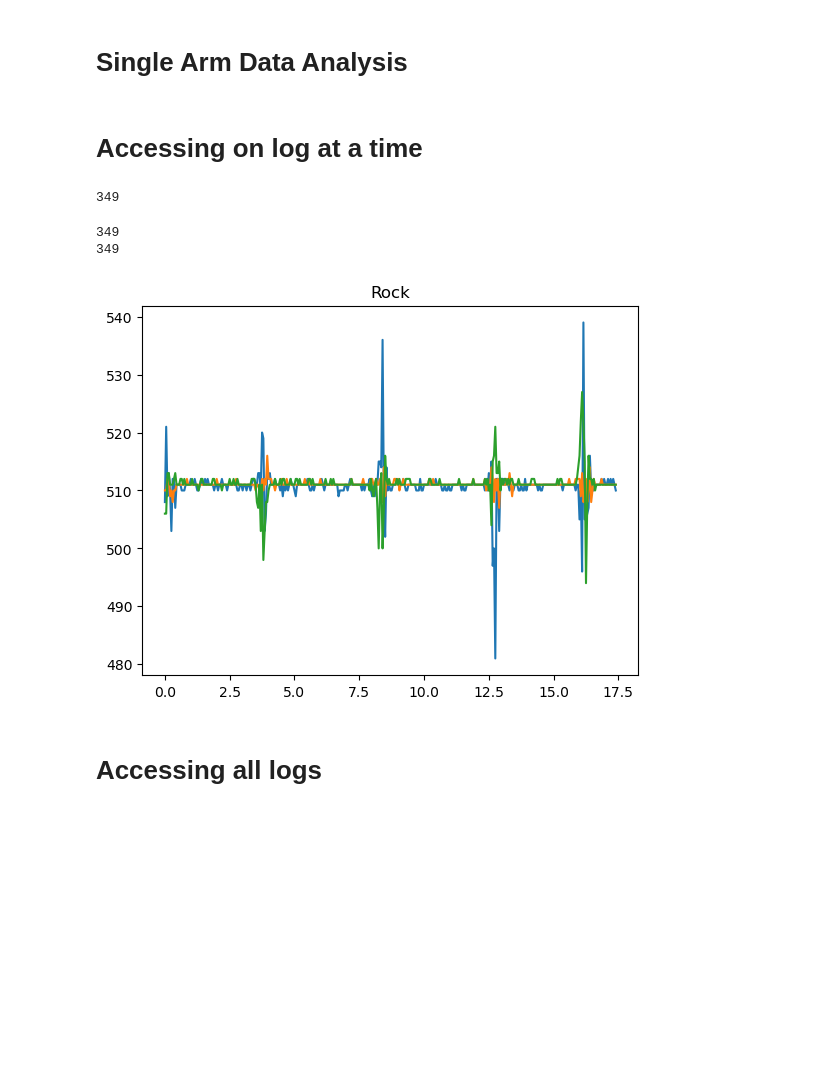
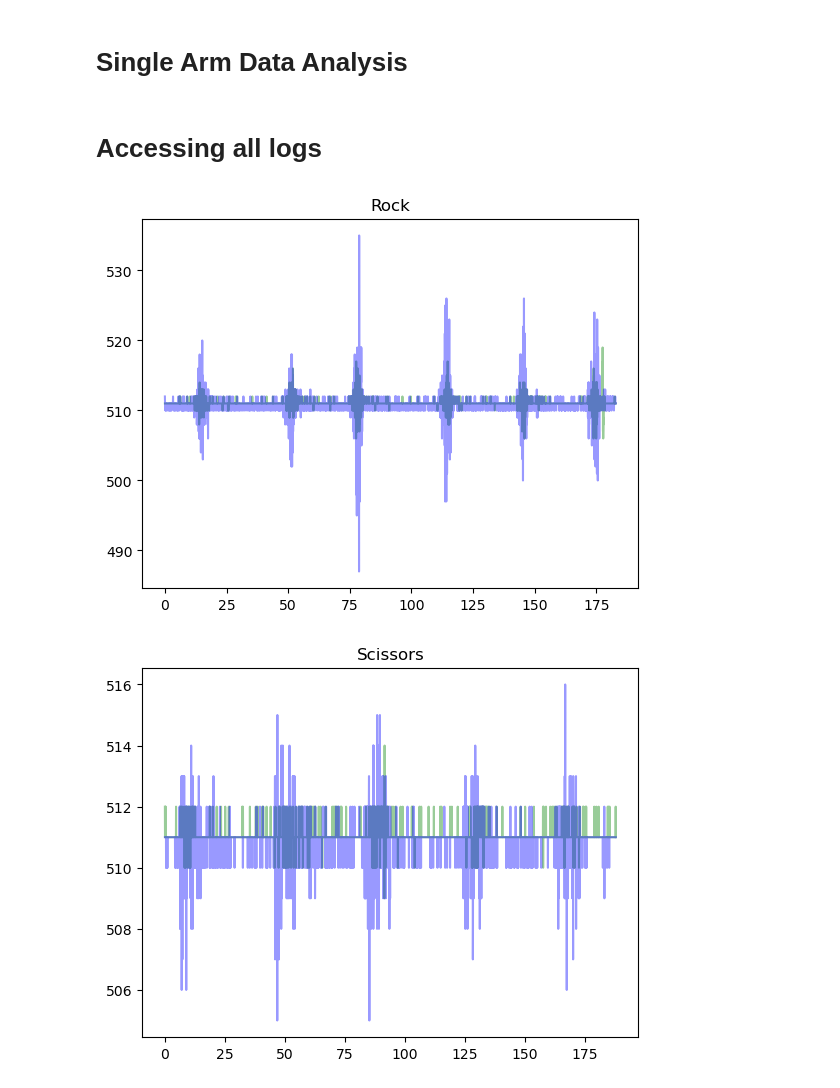
Before and after one commit to strobosco/summer_research, a Jupyter notebook: multi-arm-analysis.ipynb, the cells around one changed output. Drawn from its saved outputs; the diff is of its cells as text; code cells hidden in the pictures; blank space fills up the shorter version.

```diff
--- a/multi-arm-analysis.ipynb
+++ b/multi-arm-analysis.ipynb
@@ -6,39 +7,31 @@ import matplotlib.pyplot as plt
-# %% [markdown]
-# Accessing on log at a time
-# %%
-# Open the .txt containing the sensor output
-# and then store the values
-
-FILENAME = "rock.txt"
-
-with open(FILENAME, "r") as f:
-  temp = f.read().splitlines()
-
-num_points = len(temp)
-data = np.zeros((3, num_points))
-for c, t in enumerate(temp):
-  split = t.split(',')
-  data[0][c] = split[0]
-  data[1][c] = split[1]
-  data[2][c] = split[2]
-
-print(len(data[0]))
-# %% [output]
-349
-# %%
-# 50 milliseconds delay in between samples, so create time axis for plot
-time_axis = np.array([i/1000 for i in range(0, 50 * num_points, 50)])
-
-plt.plot(time_axis, data[0])
-plt.plot(time_axis, data[1])
-plt.plot(time_axis, data[2])
-plt.title("Rock")
-
-print(len(data[0]))
-print(len(time_axis))
-# %% [output]
-349
-349
-[figure, removed]
 # %% [markdown]
 # Accessing all logs
+# %%
+FILENAMES = ["rock3.txt", "scissors3.txt", "threes3.txt", "fours3.txt"]
+names = {0 : "Rock", 1 : "Scissors", 2 : "Threes", 3 : "Fours", 4 : "Good"}
+stored_logs = []
+
+for file in FILENAMES:
+  with open(file, "r") as f:
+    temp = f.read().splitlines()
+
+  num_points = len(temp)
+  data = np.zeros((3, num_points))
+  for c, t in enumerate(temp):
+    split = t.split(',')
+    data[0][c] = split[0]
+    data[1][c] = split[1]
+    # data[2][c] = split[2]
+  stored_logs.append(data)
+
+# 50 milliseconds delay in between samples, so create time axis for plot
+
+for c, i in enumerate(stored_logs):
+  time_axis = np.array([i/1000 for i in range(0, 50 * len(i[0]), 50)])
+  plt.plot(time_axis, i[0], color='green', alpha=0.4)
+  plt.plot(time_axis, i[1], color='blue', alpha=0.4)
+  plt.title(names.get(c))
+  plt.show()
+# %% [output]
+[figure, added]
+[figure, added]
```
Also changed, not shown: parts of 7 cells of this notebook, 4 other files.
